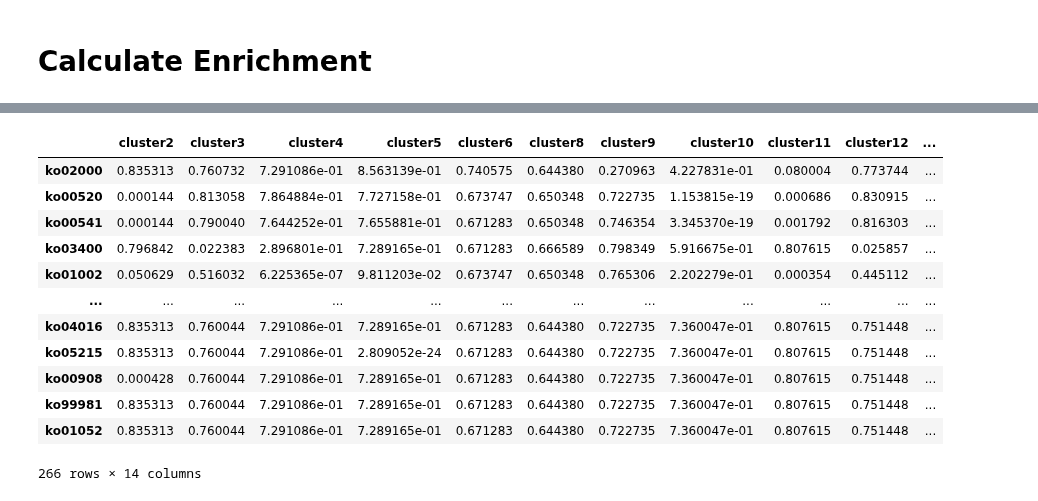
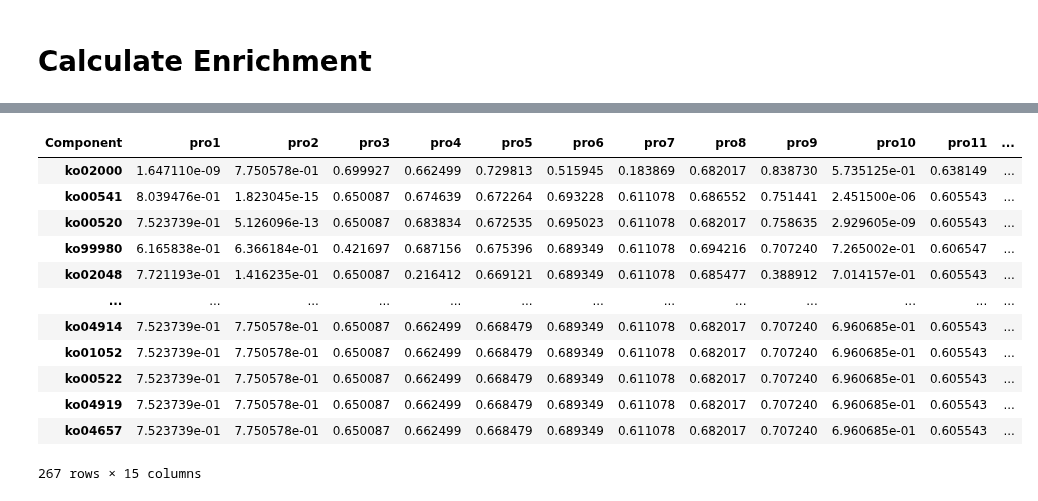
Before and after one commit to blasks/barnacle-manuscript, a Jupyter notebook: analyses/7-interpretation/enrichment-analysis.ipynb, the cells around one changed output, grey strips where cells are left out. Drawn from its saved outputs; the diff is of its cells as text; code cells hidden in the pictures.

```diff
--- a/analyses/7-interpretation/enrichment-analysis.ipynb
+++ b/analyses/7-interpretation/enrichment-analysis.ipynb
@@ -108,7 +116,7 @@ ko_map_df
 # %%
 # check that there is a directory for each genome
 
-data_path = Path('../../../data/genomes/jgi/img/proportal')
+data_path = Path('../../data/refseqs/genomes/')
 
 count = 0
 for g_id in ortho_df['GenomeID'].unique():
@@ -287,9 +301,9 @@ collisions_df
 # %%
 # deduplicate the discordant ortholog-ko mapping by simple majority vote
 
-ko_count_df = pd.DataFrame(annot_df.groupby('OrthologID').ko_id.value_counts()).rename(
+ko_count_df = pd.DataFrame(annot_df.groupby('CyCOGID').ko_id.value_counts()).rename(
     columns={'ko_id': 'count'}).reset_index()
-ko_count_df = ko_count_df.loc[ko_count_df.groupby('OrthologID')['count'].idxmax(), :]
+ko_count_df = ko_count_df.loc[ko_count_df.groupby('CyCOGID')['count'].idxmax(), :]
 
 # add in KO annotation
 name_map = annot_df[['ko_id', 'ko_name']].drop_duplicates()
@@ -300,13 +314,13 @@ ko_count_df = pd.merge(left=ko_count_df, right=name_map[['ko_id', 'DescriptionKO
 # remove prefix from KOID
 ko_count_df['KOID'] = ko_count_df['ko_id'].str[3:]
 # rename count column and drop old ko_id column
-ko_count_df = ko_count_df[['OrthologID', 'KOID', 'DescriptionKO', 'count']].rename(
-    columns={'count': 'NRefsKO'}).set_index('OrthologID')
+ko_count_df = ko_count_df[['CyCOGID', 'KOID', 'DescriptionKO', 'count']].rename(
+    columns={'count': 'NRefsKO'}).set_index('CyCOGID')
 # calculate refs with KO mapping other than the one chosen
-ko_count_df['NRefsOtherKO'] = annot_df.groupby('OrthologID').GeneID.count() - ko_count_df['NRefsKO']
+ko_count_df['NRefsOtherKO'] = annot_df.groupby('CyCOGID').GeneID.count() - ko_count_df['NRefsKO']
 
 # add ko_count_df into ko_map_df
-ko_map_df = pd.merge(ko_map_df, ko_count_df, on='OrthologID', how='left')
+ko_map_df = pd.merge(ko_map_df, ko_count_df, on='CyCOGID', how='left')
 
 pd.reset_option('max_colwidth')
 ko_map_df
@@ -518,6 +540,6 @@ for path, cycog_count in pd.DataFrame(data_dict).sum().sort_values(ascending=Fal
     total_kos = len(pathway_dict[path])
     print(f'{path}: {pathway_names[path]}\n\t{cycog_count} CyCOGs representing {ko_count}/{total_kos} unique KOs')
     # append list of cycogs associated with each pathway to dictionary
-    cycog_pathway_dict[path] = pathway_df.loc[pathway_df[path].gt(0), 'OrthologID'].to_list()
+    cycog_pathway_dict[path] = pathway_df.loc[pathway_df[path].gt(0), 'CyCOGID'].to_list()
 # %% [output]
 ko02000: Transporters [BR:ko02000]
@@ -553,16 +593,17 @@ array([60000001, 60000002, 60000003, ..., 60040262, 60040287, 60040292])
 # %%
-# assemble pro cluster weights & bootstraps
+# pull out median bootstrap weights
 
-pro_weights_df = pd.DataFrame(index=pro_ds.ortholog.to_numpy())
-pro_boots_df = pd.DataFrame(index=pro_ds.ortholog.to_numpy())
+# pull out pro gene weight data
+pro_gene_df = pro_ds.median(dim=['Bootstrap', 'Replicate']).GeneWeight.T.to_pandas()
+pro_gene_df = pro_gene_df.rename(columns=dict(zip(pro_gene_df.columns, [f"pro{i}" for i in pro_gene_df.columns])))
+# select only robust components
+pro_gene_df = pro_gene_df.loc[:, pro_clusters]
 
-pro_clusters = [2, 3, 4, 5, 6, 8, 9, 10, 11, 12, 13, 14, 15, 17]
-for cluster in pro_clusters:
-    df = pd.read_csv(data_dir / f'figures/v2-batch-t=0.01/pro/cluster{cluster}.csv')
-    pro_weights_df = pd.merge(pro_weights_df, df.set_index('cycog')['weight'], left_index=True, right_index=True,
-                              how='left').rename(columns={'weight': f'cluster{cluster}'}).fillna(0)
-    pro_boots_df = pd.merge(pro_boots_df, df.set_index('cycog')['% bootstraps'], left_index=True, right_index=True,
-                            how='left').rename(columns={'% bootstraps': f'cluster{cluster}'}).fillna(0)
+# pull out syn gene weight data
+syn_gene_df = syn_ds.median(dim=['Bootstrap', 'Replicate']).GeneWeight.T.to_pandas()
+syn_gene_df = syn_gene_df.rename(columns=dict(zip(syn_gene_df.columns, [f"syn{i}" for i in syn_gene_df.columns])))
+# select only robust components
+syn_gene_df = syn_gene_df.loc[:, syn_clusters]
 
-pro_weights_df
+syn_gene_df
 # %% [output]
@@ -620,37 +624,35 @@ def adjust_pvals(pvals):
 # %%
 # run Mann-Whitney U test for every pathway against every pro cluster
 
-input_df = pro_weights_df * pro_boots_df    # hadamard product
-# only consider weights from genes with at least 50% bootstrap value
-input_df[pro_boots_df.lt(0.1)] = 0.0
+input_df = pro_gene_df
 
 p_vals = []
 for pathway in cycog_pathway_dict.keys():
     x = input_df.loc[input_df.index.isin(cycog_pathway_dict[pathway]), :]
     y = input_df.loc[~input_df.index.isin(cycog_pathway_dict[pathway]), :]
     result = mannwhitneyu(x, y, alternative='greater', axis=0, method='asymptotic')
     p_vals.append(result.pvalue)
 pro_enrich_df = pd.DataFrame(p_vals, index=cycog_pathway_dict.keys(), columns=input_df.columns)
 # drop the pathways that are all NAs
 pro_enrich_df = pro_enrich_df[~pro_enrich_df.isna().all(axis=1)]
 # adjust p-values
 pro_enrich_df = pro_enrich_df.apply(adjust_pvals, raw=True)
 
 pro_enrich_df
 # %% [output]
-|  | cluster2 | cluster3 | cluster4 | cluster5 | cluster6 | cluster8 | cluster9 | cluster10 | cluster11 | cluster12 | ... |
-| ko02000 | 0.835313 | 0.760732 | 7.291086e-01 | 8.563139e-01 | 0.740575 | 0.644380 | 0.270963 | 4.227831e-01 | 0.080004 | 0.773744 | ... |
-| ko00520 | 0.000144 | 0.813058 | 7.864884e-01 | 7.727158e-01 | 0.673747 | 0.650348 | 0.722735 | 1.153815e-19 | 0.000686 | 0.830915 | ... |
-| ko00541 | 0.000144 | 0.790040 | 7.644252e-01 | 7.655881e-01 | 0.671283 | 0.650348 | 0.746354 | 3.345370e-19 | 0.001792 | 0.816303 | ... |
-| ko03400 | 0.796842 | 0.022383 | 2.896801e-01 | 7.289165e-01 | 0.671283 | 0.666589 | 0.798349 | 5.916675e-01 | 0.807615 | 0.025857 | ... |
-| ko01002 | 0.050629 | 0.516032 | 6.225365e-07 | 9.811203e-02 | 0.673747 | 0.650348 | 0.765306 | 2.202279e-01 | 0.000354 | 0.445112 | ... |
-| ... | ... | ... | ... | ... | ... | ... | ... | ... | ... | ... | ... |
-| ko04016 | 0.835313 | 0.760044 | 7.291086e-01 | 7.289165e-01 | 0.671283 | 0.644380 | 0.722735 | 7.360047e-01 | 0.807615 | 0.751448 | ... |
-| ko05215 | 0.835313 | 0.760044 | 7.291086e-01 | 2.809052e-24 | 0.671283 | 0.644380 | 0.722735 | 7.360047e-01 | 0.807615 | 0.751448 | ... |
-| ko00908 | 0.000428 | 0.760044 | 7.291086e-01 | 7.289165e-01 | 0.671283 | 0.644380 | 0.722735 | 7.360047e-01 | 0.807615 | 0.751448 | ... |
-| ko99981 | 0.835313 | 0.760044 | 7.291086e-01 | 7.289165e-01 | 0.671283 | 0.644380 | 0.722735 | 7.360047e-01 | 0.807615 | 0.751448 | ... |
-| ko01052 | 0.835313 | 0.760044 | 7.291086e-01 | 7.289165e-01 | 0.671283 | 0.644380 | 0.722735 | 7.360047e-01 | 0.807615 | 0.751448 | ... |
+| Component | pro1 | pro2 | pro3 | pro4 | pro5 | pro6 | pro7 | pro8 | pro9 | pro10 | pro11 | ... |
+| ko02000 | 1.647110e-09 | 7.750578e-01 | 0.699927 | 0.662499 | 0.729813 | 0.515945 | 0.183869 | 0.682017 | 0.838730 | 5.735125e-01 | 0.638149 | ... |
+| ko00541 | 8.039476e-01 | 1.823045e-15 | 0.650087 | 0.674639 | 0.672264 | 0.693228 | 0.611078 | 0.686552 | 0.751441 | 2.451500e-06 | 0.605543 | ... |
+| ko00520 | 7.523739e-01 | 5.126096e-13 | 0.650087 | 0.683834 | 0.672535 | 0.695023 | 0.611078 | 0.682017 | 0.758635 | 2.929605e-09 | 0.605543 | ... |
+| ko99980 | 6.165838e-01 | 6.366184e-01 | 0.421697 | 0.687156 | 0.675396 | 0.689349 | 0.611078 | 0.694216 | 0.707240 | 7.265002e-01 | 0.606547 | ... |
+| ko02048 | 7.721193e-01 | 1.416235e-01 | 0.650087 | 0.216412 | 0.669121 | 0.689349 | 0.611078 | 0.685477 | 0.388912 | 7.014157e-01 | 0.605543 | ... |
+| ... | ... | ... | ... | ... | ... | ... | ... | ... | ... | ... | ... | ... |
+| ko04914 | 7.523739e-01 | 7.750578e-01 | 0.650087 | 0.662499 | 0.668479 | 0.689349 | 0.611078 | 0.682017 | 0.707240 | 6.960685e-01 | 0.605543 | ... |
+| ko01052 | 7.523739e-01 | 7.750578e-01 | 0.650087 | 0.662499 | 0.668479 | 0.689349 | 0.611078 | 0.682017 | 0.707240 | 6.960685e-01 | 0.605543 | ... |
+| ko00522 | 7.523739e-01 | 7.750578e-01 | 0.650087 | 0.662499 | 0.668479 | 0.689349 | 0.611078 | 0.682017 | 0.707240 | 6.960685e-01 | 0.605543 | ... |
+| ko04919 | 7.523739e-01 | 7.750578e-01 | 0.650087 | 0.662499 | 0.668479 | 0.689349 | 0.611078 | 0.682017 | 0.707240 | 6.960685e-01 | 0.605543 | ... |
+| ko04657 | 7.523739e-01 | 7.750578e-01 | 0.650087 | 0.662499 | 0.668479 | 0.689349 | 0.611078 | 0.682017 | 0.707240 | 6.960685e-01 | 0.605543 | ... |
-266 rows × 14 columns
+267 rows × 15 columns
 # %%
 # list the most enriched pathways for each cluster
 
```
Also changed, not shown: parts of 42 cells of this notebook.
